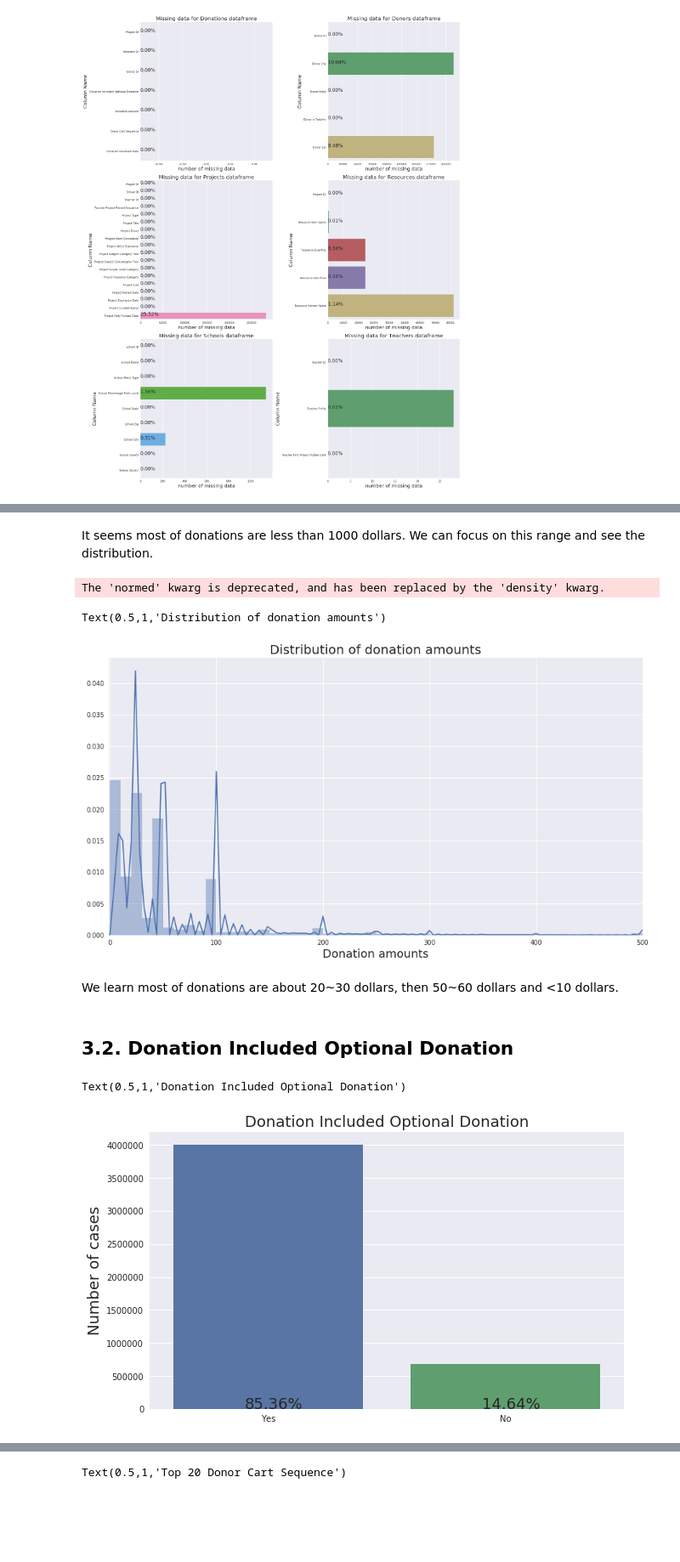
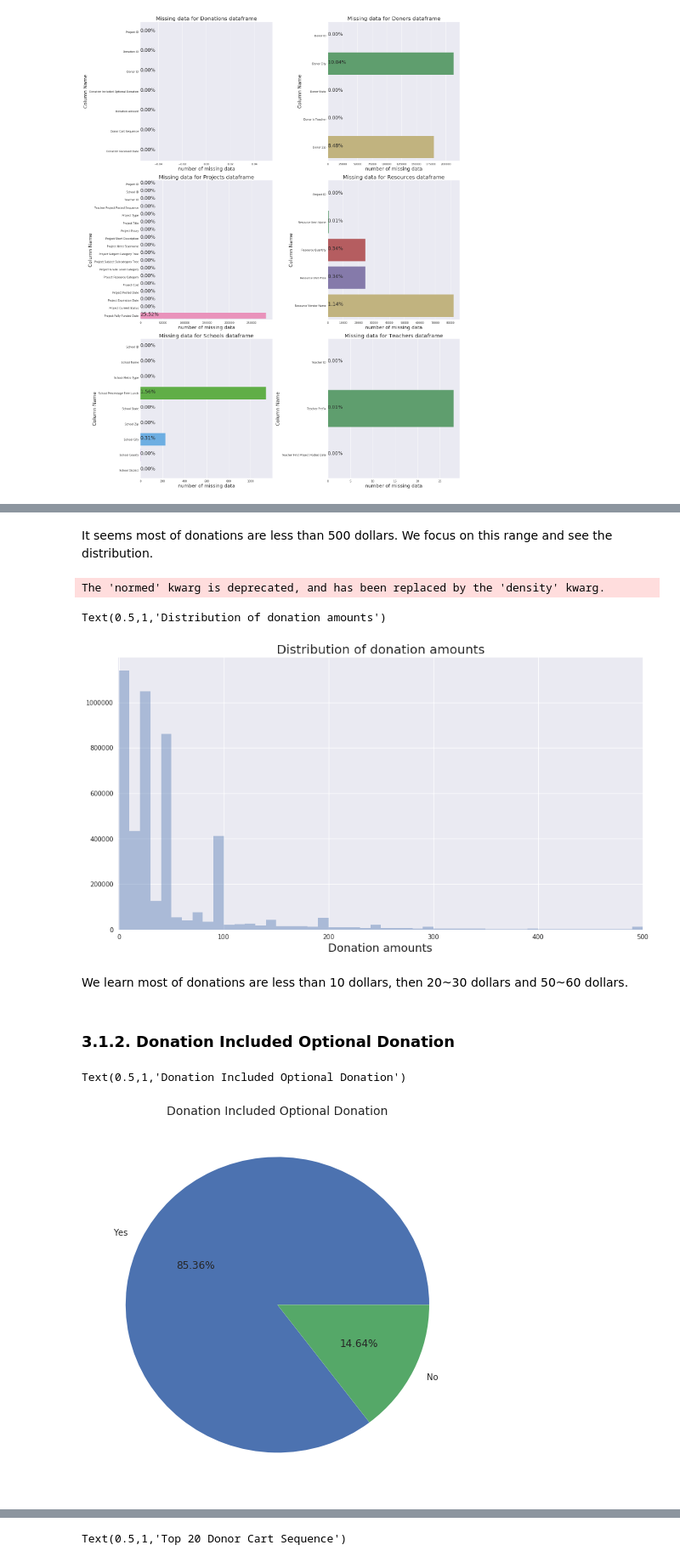
Before and after one commit to nrgdoublex/EDA_DonorsChoose, a Jupyter notebook: EDA.ipynb, the cells around one changed output, grey strips where cells are left out. Shown at 85% size. Cells and saved outputs as stored; diff of their text form; code cells hidden in the pictures; blank space fills up the shorter version.

```diff
--- a/EDA.ipynb
+++ b/EDA.ipynb
@@ -229,31 +254,27 @@ for i,v in enumerate(temp.large_amount.values):
 # %% [markdown]
-It seems most of donations are less than 1000 dollars. We can focus on this range and see the distribution.
+It seems most of donations are less than 500 dollars. We focus on this range and see the distribution.
 # %%
 plt.figure(figsize=(15,8))
 temp = donations[donations["Donation Amount"] <= threshold]['Donation Amount']
-ax = sns.distplot(temp,bins=50)
+ax = sns.distplot(temp,bins=50,kde=False)
 ax.set_xlim([-1,threshold])
 plt.xlabel("Donation amounts",fontsize=18)
 plt.title("Distribution of donation amounts",fontsize=20)
 # %% [output]
 The 'normed' kwarg is deprecated, and has been replaced by the 'density' kwarg.
 Text(0.5,1,'Distribution of donation amounts')
-[figure, old version]
+[figure, new version]
 # %% [markdown]
-We learn most of donations are about 20~30 dollars, then 50~60 dollars and <10 dollars.
+We learn most of donations are less than 10 dollars, then 20~30 dollars and 50~60 dollars.
 # %% [markdown]
-## <a id='332'>3.2. Donation Included Optional Donation</a>
+### <a id='312'>3.1.2. Donation Included Optional Donation</a>
 # %%
-plt.figure(figsize=(10,6))
+plt.figure(figsize=(8,8))
 donation_optional = donations['Donation Included Optional Donation'].value_counts().reset_index()
-sns.barplot(x='index',y='Donation Included Optional Donation',data=donation_optional)
-for i,v in enumerate(donation_optional['Donation Included Optional Donation'].values):
-    plt.text(i-0.1,0,"{:.2f}%".format(float(v)/donation_optional['Donation Included Optional Donation'].values.sum()*100),fontsize=18)
-#plt.xticks(rotation=90)
-plt.ylabel("Number of cases",fontsize=18)
-plt.xlabel("")
-plt.title("Donation Included Optional Donation",fontsize=18)
+donation_optional['Donation Included Optional Donation'].plot(kind='pie',autopct='%.2f%%',labels=['Yes','No'])
+plt.ylabel("")
+plt.title("Donation Included Optional Donation",fontsize=14)
 # %% [output]
 Text(0.5,1,'Donation Included Optional Donation')
-[figure, old version]
+[figure, new version]
 # %% [markdown]
```
Also changed, not shown: parts of 141 cells of this notebook.
